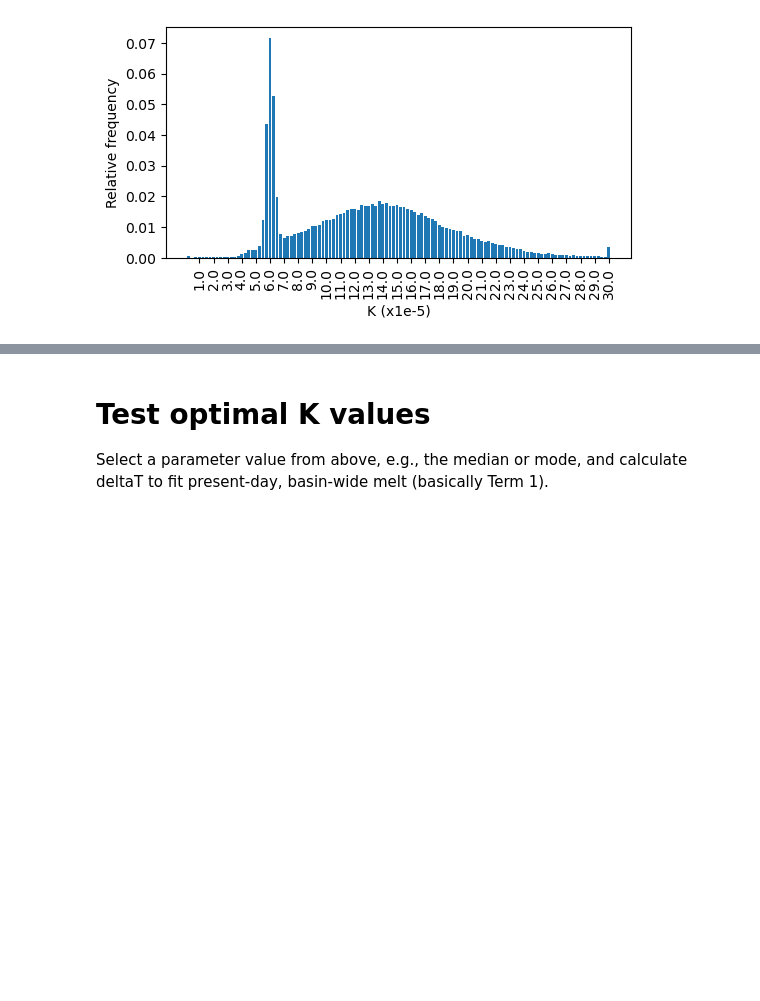
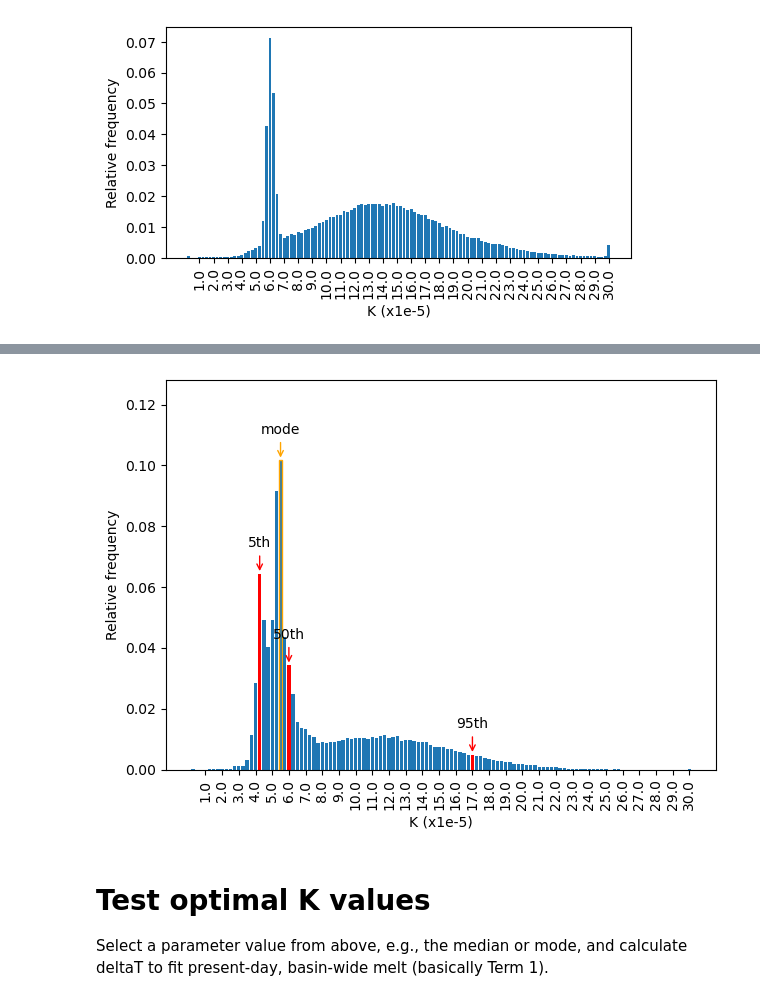
Before and after one commit to ismip/ismip7-antarctic-ocean-forcing, a Jupyter notebook: parameterisations/parameter_selection_quadratic_example.ipynb, the cells around one changed output, grey strips where cells are left out. Drawn from its saved outputs; the diff is of its cells as text; code cells hidden in the pictures; blank space fills up the shorter version.

```diff
--- a/parameterisations/parameter_selection_quadratic_example.ipynb
+++ b/parameterisations/parameter_selection_quadratic_example.ipynb
@@ -786,3 +883,96 @@ plt.savefig(os.path.join(figure_dir,'Optimise_quadratic_sample_ASE.png'))
+# %%
+t1_weights = xr.DataArray(
+    t1_model.isel(p1=0,p2=0)*0+1,
+    dims=["basins"],
+    coords={"basins": t1_model.basins.values}
+)
+t1_weights = t1_weights.where( (t1_weights.basins!=7) & (t1_weights.basins!=14), 0)
+
+t2_weight = (bfrn['BFRN_medians'] / bfrn['BFRN_median']).values
+t2_weights = xr.DataArray(
+    t2_weight,
+    dims=["BFRN_bins"],
+    coords={"BFRN_bins": t2_obs_mean.BFRN_bins.values}
+)
+t2_weights = t2_weights*0
+
+weights_data = np.ones(t3_model.isel(p1=0,p2=0).shape)
+t3_weights = xr.DataArray(
+    weights_data,
+    dims=["model", "basins"],
+    coords={"model": t3_model.model.values,
+            "basins": t3_model.basins.values}
+)
+# only use mathiot, and naughten_ais_1
+t3_weights = t3_weights.where((t3_weights.model == "mathiot") | (t3_weights.model == "naughten_ais_1"), other=0)
+# Only sample FRIS, ROSS
+t3_weights = t3_weights.where( (t1_weights.basins!=7) & (t1_weights.basins!=14) , other=0)
+
+weights_data = np.ones(t4_model.isel(p1=0,p2=0).shape)
+t4_weights = xr.DataArray(
+    weights_data,
+    dims=["year", "region"],
+    coords={"year": t4_obs.year.values,
+            "region": t4_obs.region.values}
+)
+# Only sample PIG in 2009 and 2012
+t4_weights = t4_weights.where(t4_weights.region == "pig", other=0)
+t4_weights = t4_weights.where((t4_weights.year ==2009) | (t4_weights.year==2012)  ,other=0)
+
+
+sample_size=100000
+
+min_p1, min_p2 = calculate_objective_function(
+    sample_size,
+    reso,
+    t1_model, t1_obs_mean, t1_obs_sigma,t1_weights,
+    t2_model, t2_obs_mean, t2_obs_sigma,t2_weights,
+    t3_model, t3_obs_mean, t3_obs_sigma,t3_weights,
+    t4_model, t4_obs_mean, t4_obs_sigma,t4_weights)
+
+
+vals = [np.percentile(np.array(min_p1), 5),
+        np.median(np.array(min_p1)),
+        np.percentile(np.array(min_p1), 95)]
+
+fig,axes = plt.subplots(1,1, sharex=False, sharey=False)
+ax = axes
+
+bin_edges = np.array( np.append(pd_ensemble.p1.values[0]*0.5, pd_ensemble.p1.values+1e-7) )
+counts, bins = np.histogram(np.array(min_p1), bins= bin_edges)
+positions = np.arange(len(pd_ensemble.p1.values))
+ax.bar(positions, counts/sample_size, width=0.8)
+
+for i,val in enumerate(vals):
+    bin_index = np.digitize(val, bin_edges) - 1
+    ax.patches[bin_index].set_facecolor('red')
+    bin_center = bin_index
+    plt.annotate(labs[i], xy=(bin_center, counts[bin_index]/sample_size),
+                 xytext=(bin_center, (counts[bin_index]+sample_size/100)/sample_size),
+                 ha='center', va='center',
+                 arrowprops=dict(arrowstyle='->', color='red'))
+
+for mode in [pd_ensemble.p1.values[np.argmax(counts) ]]:
+    bin_index = np.digitize(mode, bin_edges) - 1
+    ax.patches[bin_index].set_edgecolor('orange')
+    bin_center = bin_index
+    plt.annotate('mode', xy=(bin_center, counts[bin_index]/sample_size),
+                 xytext=(bin_center, (counts[bin_index]+sample_size/100)/sample_size),
+                ha='center', va='center',
+                 arrowprops=dict(arrowstyle='->', color='orange'))
+
+labels = np.round(pd_ensemble.p1.values*1e5, 1)
+ax.set_xticks(positions[3::4], labels[3::4], rotation=90)
+ax.set_xlabel('K (x1e-5)')
+ax.set_ylabel('Relative frequency')
+ymax = ax.get_ylim()[1]
+ax.set_ylim(0, ymax * 1.2)
+
+plt.tight_layout()
+
+#plt.savefig(os.path.join(figure_dir,'Optimise_quadratic_sample_exceptFRISRoss.png'))
+# %% [output]
+[figure, added]
 # %% [markdown]
 # Test optimal K values
 
```
Also changed, not shown: parts of 15 cells of this notebook, 1 other file.
